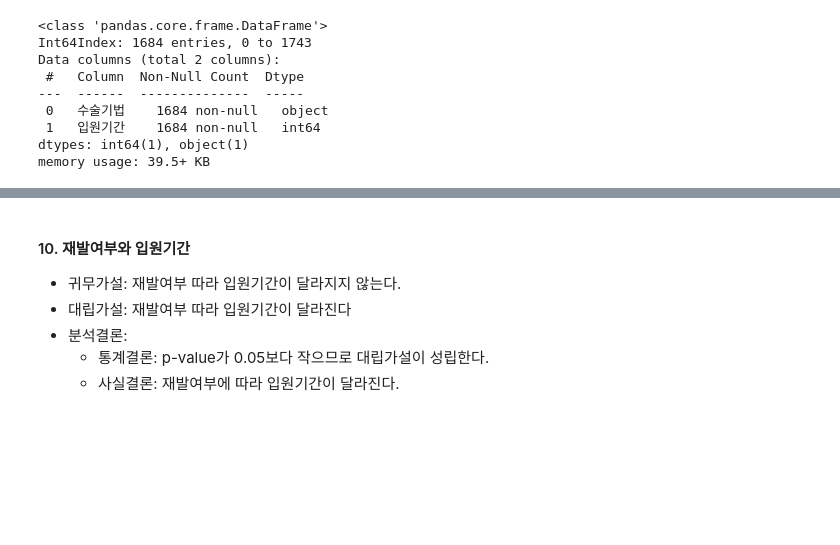
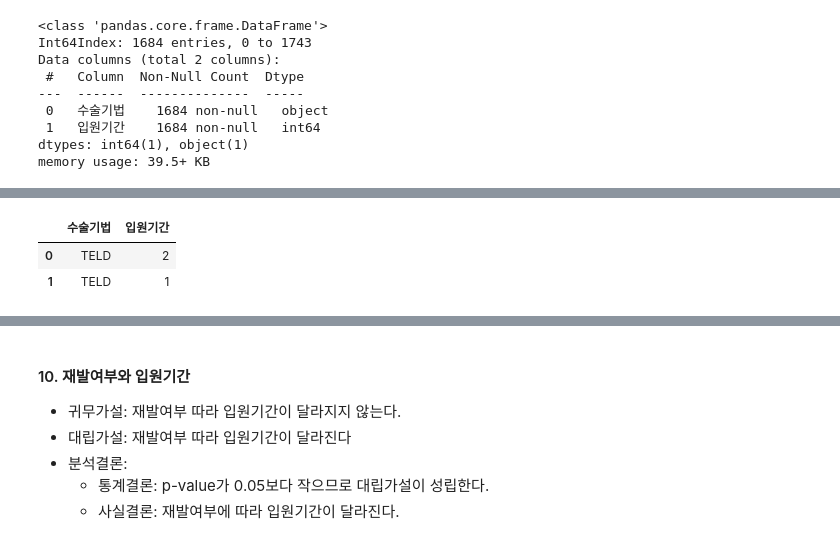
Before and after one commit to dancingKimDH/toy_data_analytics, a Jupyter notebook: codes/CDA/CDA아라.ipynb, the cells around one changed output, grey strips where cells are left out. Cells and saved outputs as stored; diff of their text form; code cells hidden in the pictures; blank space fills up the shorter version.

```diff
--- a/codes/CDA/CDA아라.ipynb
+++ b/codes/CDA/CDA아라.ipynb
@@ -262,0 +261,9 @@ KruskalResult(statistic=0.3003225765056195, pvalue=0.5836802649349275)
+# %%
+## 검증 대상 항목만 필터링 and 추출
+condition = (df_surgicaltechnique['수술기법'] == 'IELD') | (df_surgicaltechnique['수술기법'] == 'TELD')
+df_surgicaltechnique_F = df_surgicaltechnique[condition][['수술기법','입원기간']]
+df_surgicaltechnique_F[:2]
+# %% [output]
+|  | 수술기법 | 입원기간 |
+| 0 | TELD | 2 |
+| 1 | TELD | 1 |
```
Also changed, not shown: parts of 10 cells of this notebook, 1 other file.
